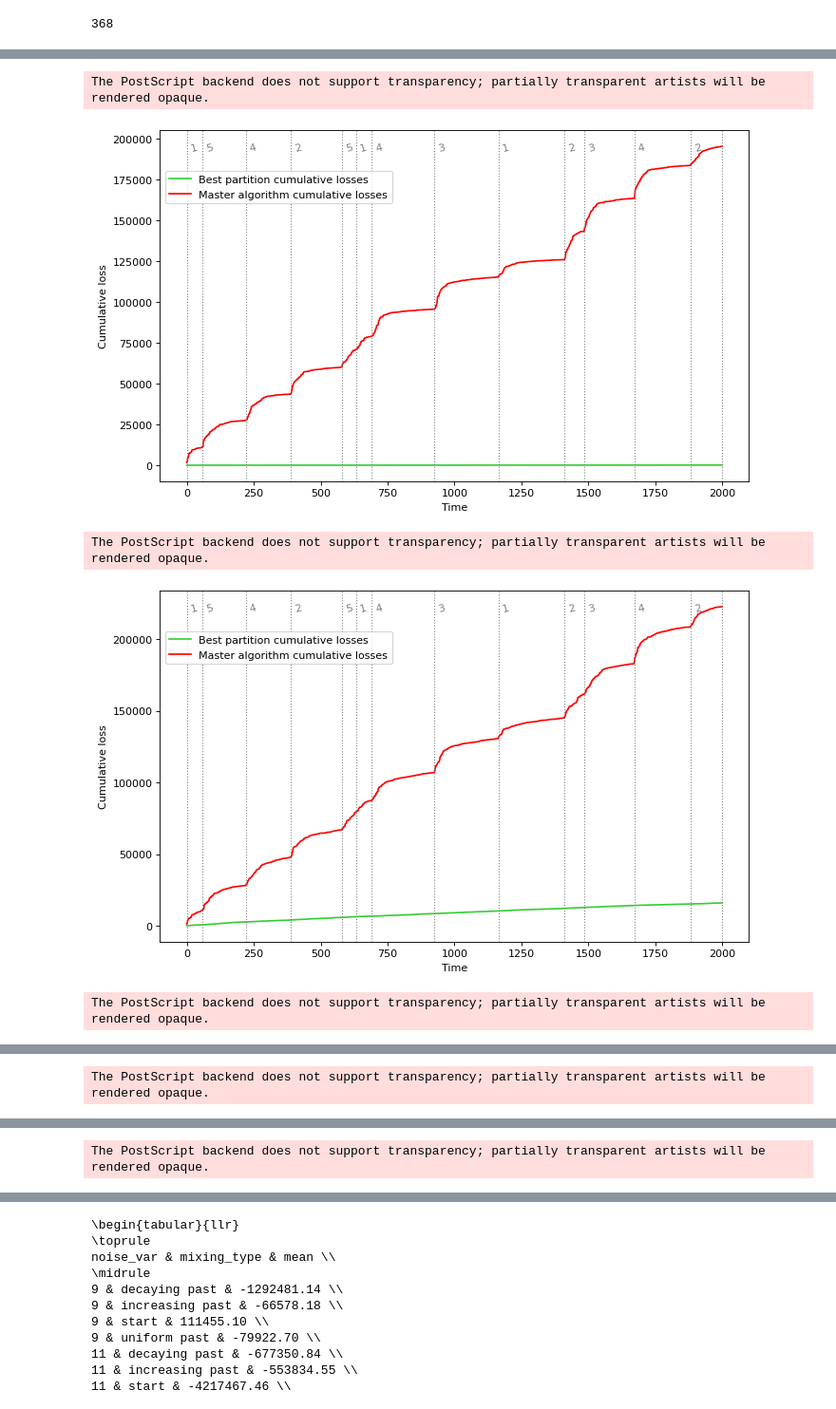
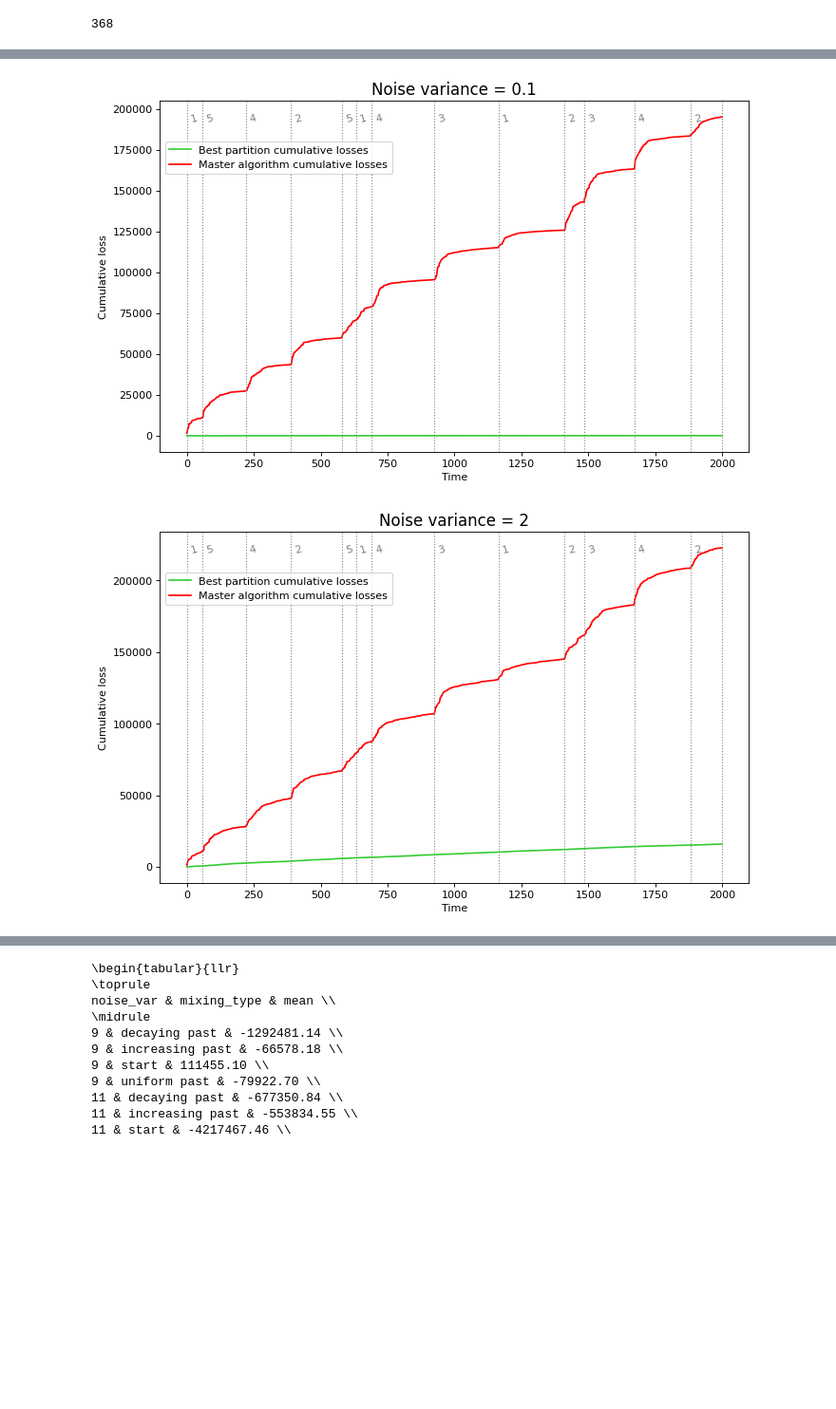
Before and after one commit to intsystems/2024-Project-125, a Jupyter notebook: code/notebooks/draw_noise.ipynb, the cells around one changed output, grey strips where cells are left out. Shown: that part at 95% size. Drawn from its saved outputs; the diff is of its cells as text; code cells hidden in the pictures; blank space fills up the shorter version.

```diff
--- a/code/notebooks/draw_noise.ipynb
+++ b/code/notebooks/draw_noise.ipynb
@@ -155,11 +113,11 @@ needed_1 = {
     'random_seed': [104],
     'train_window': [10],
     'key_a': ["default"],
-    'noise_var': [0.1, 2, 5, 10, 15, 20]
-    # 'key_w': ["simple_101"],
+    'noise_var': [0.1, 2, 5, 10, 15, 20],
+    'key_w': ["default"]
 }
-
-vital = extract_needed(experiments_43, needed_1)
+noise_experiments = experiments_43
+vital = extract_needed(noise_experiments, needed_1)
 anls = [experiment.logs for experiment in vital]
 # %%
 def draw_several(from_start=True, logs=None, labels=None, colors=None,
@@ -212,13 +170,11 @@ def extract_needed(experiments, needed):
 # %%
 for experiment in vital:
     draw_several(from_start=False, logs=[experiment.logs], labels= ["Master algorithm cumulative losses"], colors=["red"],
                  best_color="limegreen", best_label="Best partition cumulative losses",
-                 title=f"", fig_size=(10, 6),
-                 loc='upper left', bbox_to_anchor=(0, 0.9), save_path=f"pic/noise_{experiment.noise_var}.eps")
-                 # title=f"Noise variance = {experiment.noise_var}", fig_size=(10, 6), loc="center left")# save_path=f"noise_{experiment.noise_var}.eps")
+                 title=f"Noise variance = {experiment.noise_var}", fig_size=(10, 6),
+                 loc='upper left', bbox_to_anchor=(0, 0.9)) #save_path=f"pic/noise_{experiment.noise_var}.eps")
+
+    # save_path=f"noise_{experiment.noise_var}.eps")
 # %% [output]
-The PostScript backend does not support transparency; partially transparent artists will be rendered opaque.
-[figure, old version]
+[figure, new version]
-The PostScript backend does not support transparency; partially transparent artists will be rendered opaque.
-[figure, old version]
+[figure, new version]
-The PostScript backend does not support transparency; partially transparent artists will be rendered opaque.
@@ -226 +181,0 @@ The PostScript backend does not support transparency; partially transparent arti
-The PostScript backend does not support transparency; partially transparent artists will be rendered opaque.
@@ -228 +182,0 @@ The PostScript backend does not support transparency; partially transparent arti
-The PostScript backend does not support transparency; partially transparent artists will be rendered opaque.
```
Also changed, not shown: parts of 6 cells of this notebook, 8 other files.
